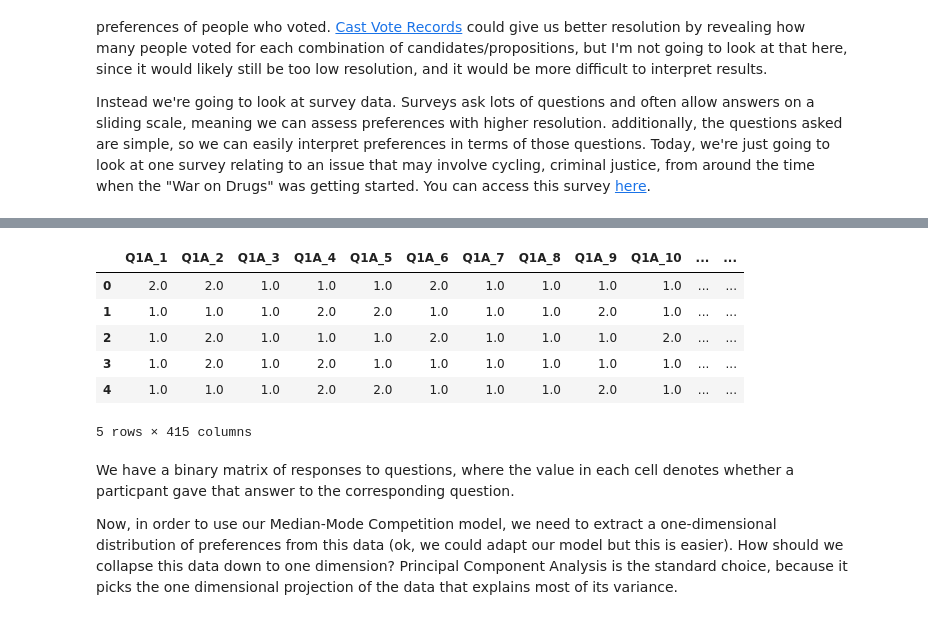
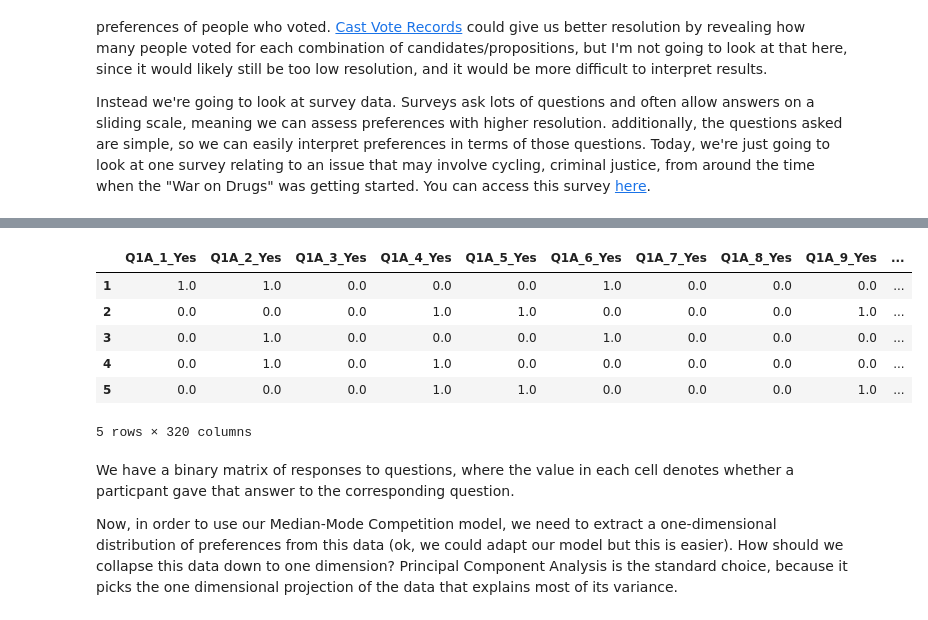
Before and after one commit to zdeblick/zdeblick.github.io, a Jupyter notebook: assets/jupyter/SequentialPolicySelection.ipynb, the cells around one changed output, grey strips where cells are left out. Cells and saved outputs as stored; diff of their text form; code cells hidden in the pictures.

```diff
--- a/assets/jupyter/SequentialPolicySelection.ipynb
+++ b/assets/jupyter/SequentialPolicySelection.ipynb
@@ -439,6 +439,10 @@ To test if this mechanism could be the cause of cycles in the real world, we nee
 
 Instead we're going to look at survey data. Surveys ask lots of questions and often allow answers on a sliding scale, meaning we can assess preferences with higher resolution. additionally, the questions asked are simple, so we can easily interpret preferences in terms of those questions. Today, we're just going to look at one survey relating to an issue that may involve cycling, criminal justice, from around the time when the "War on Drugs" was getting started. You can access this survey [here](https://dataverse.unc.edu/dataset.xhtml?persistentId=hdl:1902.29/H-1935).
 # %%
+# Download data file
+!wget https://github.com/zdeblick/zdeblick.github.io/raw/main/assets/jupyter/harris_s1935_spss.por
+!wget https://github.com/zdeblick/zdeblick.github.io/raw/main/assets/jupyter/harris_s1935_quest-page11.png
+
 # use the rpy2 library to run R code from within our Python script
 # to load the survey results and convert them to a pandas DataFrame
 
@@ -454,15 +458,15 @@ string = """
 read_spss <- function(x)
 {
     library("foreign") #activates the library called foreign
-    mydata <- read.spss(x, use.value.labels = TRUE,to.data.frame=TRUE)
+    mydata <- read.spss(x, use.value.labels=TRUE,to.data.frame=TRUE)
     return(mydata)
 }
 """
 
 powerpack = SignatureTranslatedAnonymousPackage(string, "powerpack")
 poll = '1935'
-data = powerpack.read_spss("dataverse_files/harris_s"+poll+"_spss.por")
+df = powerpack.read_spss("harris_s"+poll+"_spss.por")
 
 # convert to DataFrame
-df = pd.DataFrame.from_dict({ key : np.asarray(data.rx2(key)) for key in data.names })
-df[df.values<0] = np.nan #fill any non-answers with nan
+# df = pd.DataFrame.from_dict({ key : np.asarray(data.rx2(key)) for key in data.names })
+# df[df.values<0] = np.nan #fill any non-answers with nan
@@ -479,29 +511,23 @@ Text(0, 0.5, "Fraction who didn't answer")
 # %%
-
-polldf = pd.DataFrame(np.array([['1935','1561'],['Q','Q12'],[174,33],[1,2]]).T,
-                      columns=['poll','prefix','conservative_response','pc'])
-polldf = polldf.set_index('poll')
-polldf.conservative_response = pd.to_numeric(polldf.conservative_response)
-polldf.pc = pd.to_numeric(polldf.pc)
-
 prefix = 'Q' #the codes for opinion questions start with 'Q'
 
 # select the opinion questions that were answered by at least 95%
-columns = [c for c in df.columns if df[c].unique()[~np.isnan(df[c].unique())].size==2 and prefix in c and np.mean(np.isnan(df[c].values))<0.05]
-# If the columns encode categorical answers (not binary),
-# and we need to binarize them using "dummy columns."
-dummy_cols = [c for c in df.columns if df[c].unique()[~np.isnan(df[c].unique())].size>2 and prefix in c and np.mean(np.isnan(df[c].values))<0.05]
+columns = [c for c in df.columns if prefix in c and np.mean(pd.isnull(df[c]))<0.05]
 
-crime_df = pd.get_dummies(df[columns+dummy_cols].astype(object),columns=dummy_cols).astype('float')
+# We need to binarize the answers using "dummy columns."
+crime_df = pd.get_dummies(df[columns].astype(object),drop_first=True).astype('float')
+for col in df.columns:
+  crime_df.loc[df[col].isnull(), crime_df.columns.str.startswith(col)] = np.nan #retain the NaN value
+
 crime_df.head()
 # %% [output]
-|  | Q1A_1 | Q1A_2 | Q1A_3 | Q1A_4 | Q1A_5 | Q1A_6 | Q1A_7 | Q1A_8 | Q1A_9 | Q1A_10 | ... | ... |
-| 0 | 2.0 | 2.0 | 1.0 | 1.0 | 1.0 | 2.0 | 1.0 | 1.0 | 1.0 | 1.0 | ... | ... |
-| 1 | 1.0 | 1.0 | 1.0 | 2.0 | 2.0 | 1.0 | 1.0 | 1.0 | 2.0 | 1.0 | ... | ... |
-| 2 | 1.0 | 2.0 | 1.0 | 1.0 | 1.0 | 2.0 | 1.0 | 1.0 | 1.0 | 2.0 | ... | ... |
-| 3 | 1.0 | 2.0 | 1.0 | 2.0 | 1.0 | 1.0 | 1.0 | 1.0 | 1.0 | 1.0 | ... | ... |
-| 4 | 1.0 | 1.0 | 1.0 | 2.0 | 2.0 | 1.0 | 1.0 | 1.0 | 2.0 | 1.0 | ... | ... |
+|  | Q1A_1_Yes | Q1A_2_Yes | Q1A_3_Yes | Q1A_4_Yes | Q1A_5_Yes | Q1A_6_Yes | Q1A_7_Yes | Q1A_8_Yes | Q1A_9_Yes | ... |
+| 1 | 1.0 | 1.0 | 0.0 | 0.0 | 0.0 | 1.0 | 0.0 | 0.0 | 0.0 | ... |
+| 2 | 0.0 | 0.0 | 0.0 | 1.0 | 1.0 | 0.0 | 0.0 | 0.0 | 1.0 | ... |
+| 3 | 0.0 | 1.0 | 0.0 | 0.0 | 0.0 | 1.0 | 0.0 | 0.0 | 0.0 | ... |
+| 4 | 0.0 | 1.0 | 0.0 | 1.0 | 0.0 | 0.0 | 0.0 | 0.0 | 0.0 | ... |
+| 5 | 0.0 | 0.0 | 0.0 | 1.0 | 1.0 | 0.0 | 0.0 | 0.0 | 1.0 | ... |
-5 rows × 415 columns
+5 rows × 320 columns
 # %% [markdown]
 We have a binary matrix of responses to questions, where the value in each cell denotes whether a particpant gave that answer to the corresponding question.
 
```
Also changed, not shown: parts of 18 cells of this notebook.
